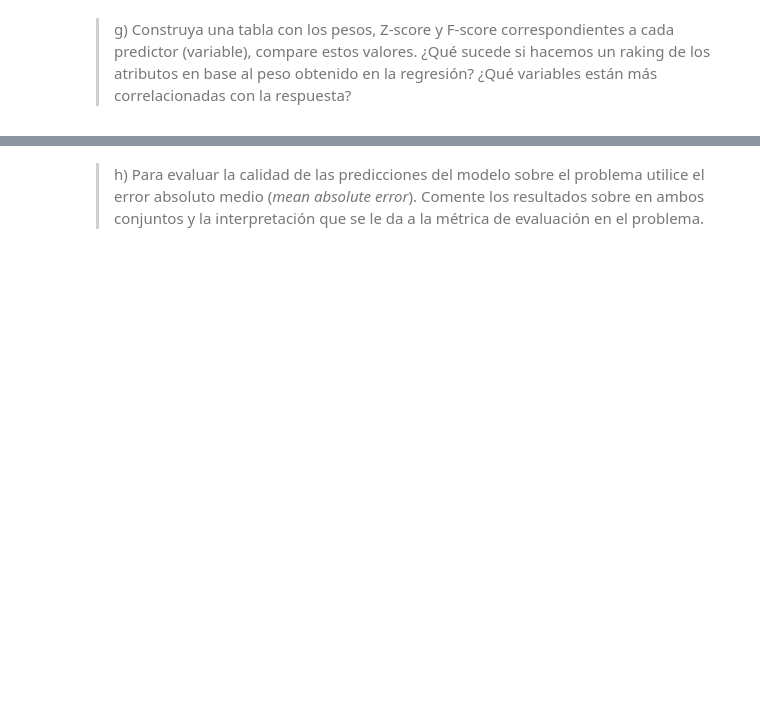
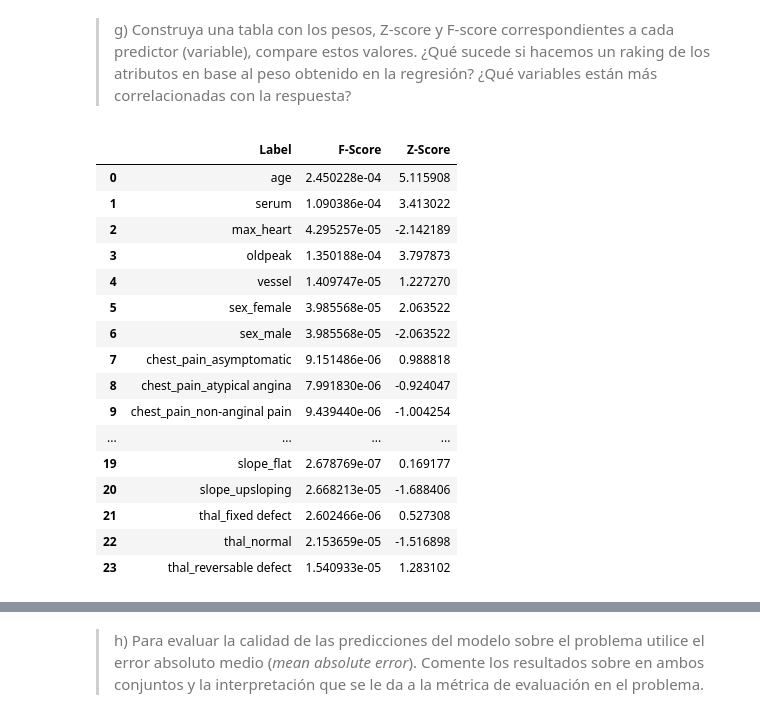
Before and after one commit to Sebaatd/MachineLearning-T1, a Jupyter notebook: Enunciado.ipynb, the cells around one changed output, grey strips where cells are left out. Cells and saved outputs as stored; diff of their text form; code cells hidden in the pictures; blank space fills up the shorter version.

```diff
--- a/Enunciado.ipynb
+++ b/Enunciado.ipynb
@@ -258,0 +247,42 @@ plt.show()
+# %%
+def F_Score(X, RL):
+    scores = []
+
+    for i in range(X.shape[1]):
+        score_temp = np.cov(X[:, i], RL)
+        score = score_temp[0, 1]/np.var(RL)
+        aux = (score**2)/(1-score**2)
+        scores.append(aux)
+
+    return scores
+
+def Z_Score(X, RL):
+    scores = []
+
+    for i in range(X.shape[1]):
+        score = np.cov(X[:, i], RL)
+        scores.append(score[0, 1])
+
+    return scores
+
+d = {'Label': df.columns,'F-Score': F_Score(Xstd_train, reg_label_train), 'Z-Score': Z_Score(Xstd_train, reg_label_train)}
+dfa = pd.DataFrame(data=d)
+dfa
+# %% [output]
+|  | Label | F-Score | Z-Score |
+| 0 | age | 2.450228e-04 | 5.115908 |
+| 1 | serum | 1.090386e-04 | 3.413022 |
+| 2 | max_heart | 4.295257e-05 | -2.142189 |
+| 3 | oldpeak | 1.350188e-04 | 3.797873 |
+| 4 | vessel | 1.409747e-05 | 1.227270 |
+| 5 | sex_female | 3.985568e-05 | 2.063522 |
+| 6 | sex_male | 3.985568e-05 | -2.063522 |
+| 7 | chest_pain_asymptomatic | 9.151486e-06 | 0.988818 |
+| 8 | chest_pain_atypical angina | 7.991830e-06 | -0.924047 |
+| 9 | chest_pain_non-anginal pain | 9.439440e-06 | -1.004254 |
+| ... | ... | ... | ... |
+| 19 | slope_flat | 2.678769e-07 | 0.169177 |
+| 20 | slope_upsloping | 2.668213e-05 | -1.688406 |
+| 21 | thal_fixed defect | 2.602466e-06 | 0.527308 |
+| 22 | thal_normal | 2.153659e-05 | -1.516898 |
+| 23 | thal_reversable defect | 1.540933e-05 | 1.283102 |
```
Also changed, not shown: parts of 8 cells of this notebook.
